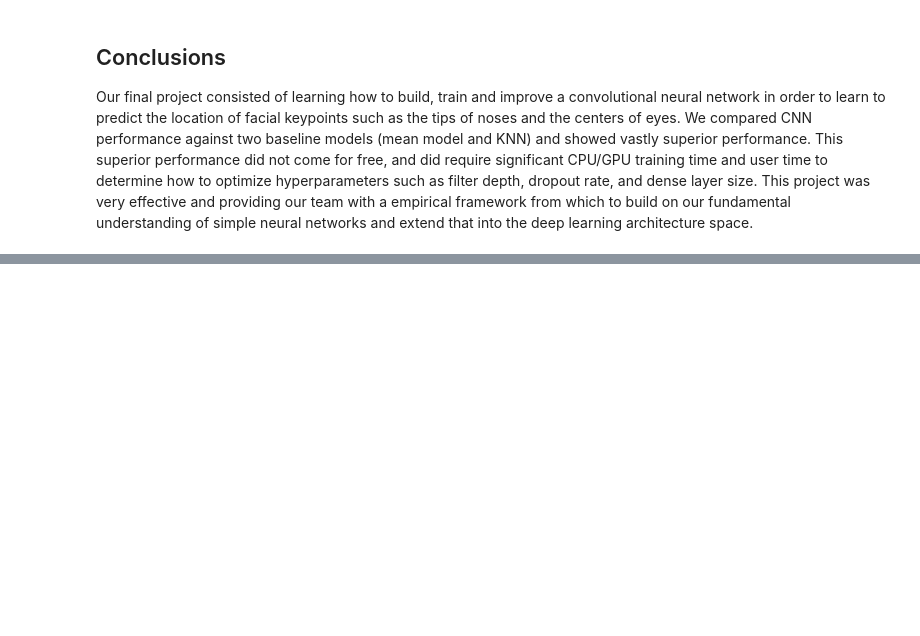
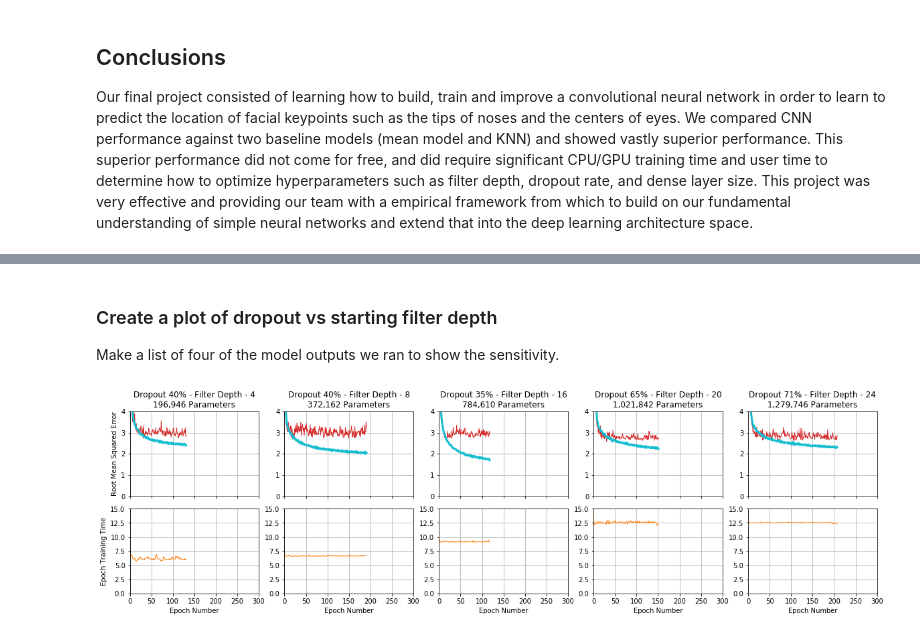
Before and after one commit to tomgoter/w207_finalproject, a Jupyter notebook: gpu_fkd_cnn_filter.ipynb, the cells around one changed output, grey strips where cells are left out. Saved outputs shown, nothing was run; the diff lists cells and outputs as text; code cells hidden in the pictures; blank space fills up the shorter version.

```diff
--- a/gpu_fkd_cnn_filter.ipynb
+++ b/gpu_fkd_cnn_filter.ipynb
@@ -1545,6 +1557,8 @@ left_eye_outer_corner      1.303956
 right_eye_inner_corner     1.101775
 left_eye_inner_corner      1.048386
 Name: val_RMSE, dtype: float64
+# %%
+for name, group in spec_df
 # %% [markdown]
 ## Improved Specialists
 Our specialist models showed significant improvement over our combined CNN. However, we had higher than desired validation errors for some keypoints. Interestingly enough, the keypoints with the highest errors had the largest set of available training data. Let's see if we can improve the performance of these few keypoints (listed below) through tuning of only these models. The list below is the ranked (worst to best) specialist model RMSE values. We will prioritize model improvements relative to this list.
@@ -1950,0 +1994,52 @@ Our final project consisted of learning how to build, train and improve a convol
+# %% [markdown]
+### Create a plot of dropout vs starting filter depth
+Make a list of four of the model outputs we ran to show the sensitivity.
+# %%
+# List of outputs from four sensitivities
+files = ['4l_spec_mouth_center_bottom_lip_d0.1_s0.1_sf4_lrf10_fc1200_fc2200_kern2345.pkl',
+         '4l_spec_mouth_center_bottom_lip_d0.1_s0.1_sf8_lrf20_fc1200_fc2200_kern2345.pkl',
+         '4l_spec_mouth_center_bottom_lip_d0.2_s0.05_sf16_lrf10_fc1200_fc2200_kern2345.pkl',
+         '4l_spec_mouth_center_bottom_lip_d0.2_s0.15_sf20_lrf10_fc1200_fc2200_kern2345.pkl',
+         '4l_spec_mouth_center_bottom_lip_d0.2_s0.17_sf24_lrf10_fc1200_fc2200_kern2345.pkl']
+
+# Read in and combin the above files into one data frame
+do_plot_df = pd.DataFrame()
+for file in files:
+  df = pd.read_pickle(drive_path+"OutputData/"+file)
+  do_plot_df = pd.concat([do_plot_df, df])
+
+# Group the data
+groups = do_plot_df.groupby(['starting_filter', 'dropout_initial', 'dropout_step'])
+# %%
+# Create some labels that we will use for the subplots
+labels = ['Dropout 40% - Filter Depth - 4\n196,946 Parameters',
+          'Dropout 40% - Filter Depth - 8\n372,162 Parameters',
+          'Dropout 35% - Filter Depth - 16\n784,610 Parameters',
+          'Dropout 65% - Filter Depth - 20\n1,021,842 Parameters',
+          'Dropout 71% - Filter Depth - 24\n1,279,746 Parameters']
+
+# Create the subplots
+fig, axes = plt.subplots(2, len(groups), figsize=(20,5), sharex=True)
+axes = axes.flatten()
+# Loop over the groups and plot each on its own subplot
+for g, (name, group) in enumerate(groups):
+  # Plot Accuracies
+  axes[g].plot(group.epoch, group.val_RMSE, c='tab:red',linewidth=1)
+  axes[g].plot(group.epoch, group.RMSE, c='tab:cyan',linewidth=3)
+  axes[g].grid(True)
+  axes[g].set_ylim((0,4))
+  axes[g].set_xlim((0,300))
+  axes[g].set_title(labels[g])
+  # Plot epoch training times
+  axes[g+len(groups)].plot(group.epoch, group.times, c='tab:orange',linewidth=1)
+  axes[g+len(groups)].grid(True)
+  axes[g+len(groups)].set_ylim((0,15))
+  axes[g+len(groups)].set_xlim((0,300))
+  axes[g+len(groups)].set_xlabel("Epoch Number")
+  if (g==0):
+    axes[g].set_ylabel("Root Mean Squared Error")
+    axes[g+len(groups)].set_ylabel("Epoch Training Time")
+
+fig.subplots_adjust(wspace=0.20,hspace=0.15)
+# %% [output]
+[figure, added]
```
Also changed, not shown: parts of 17 cells of this notebook.
